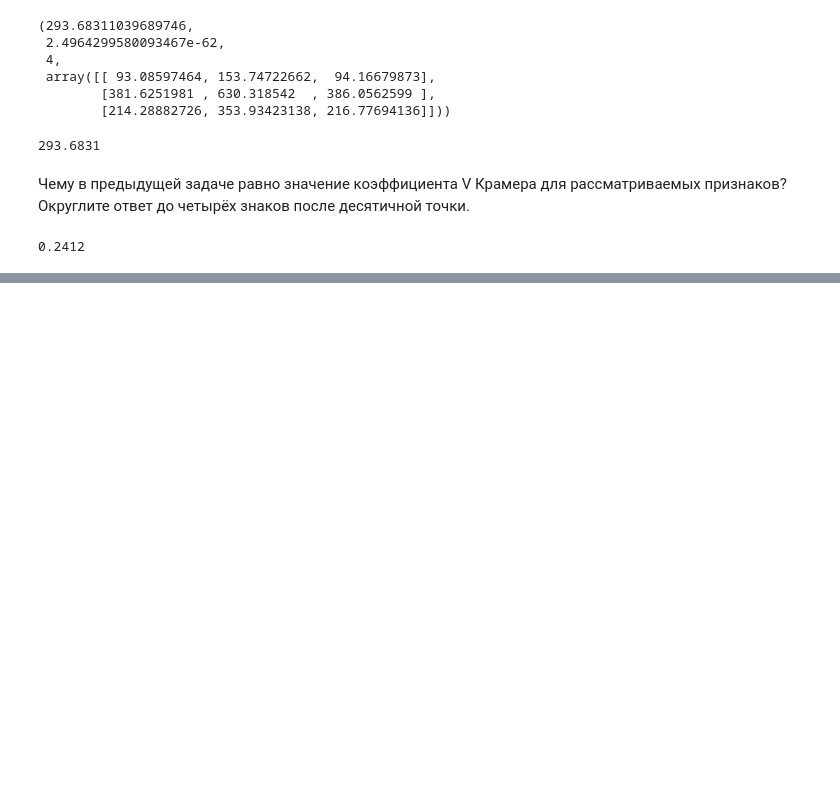
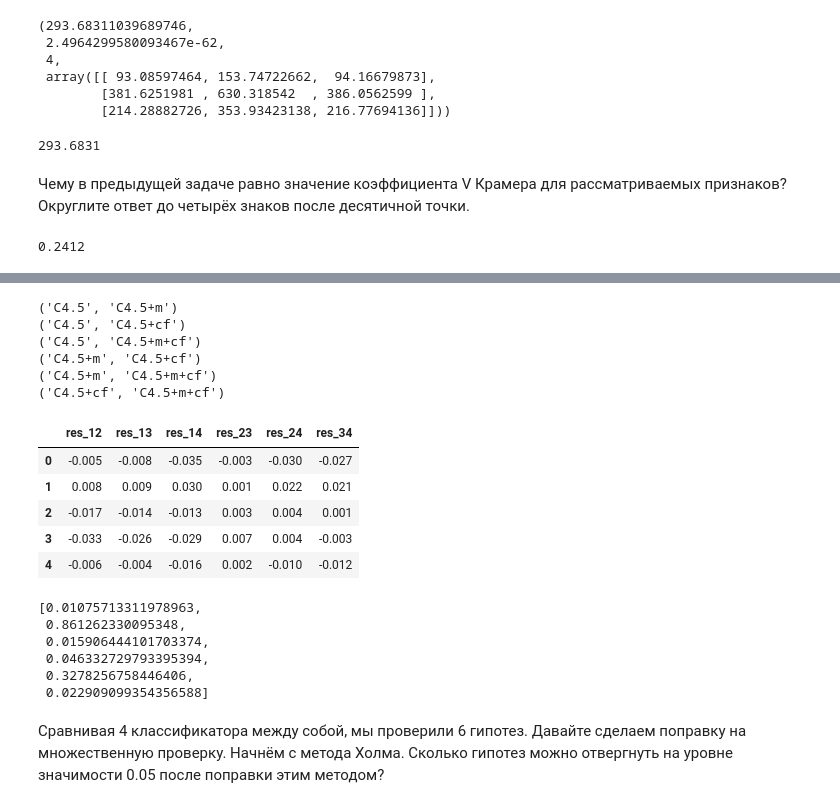
Before and after one commit to laurynovich/Coursera, a Jupyter notebook: Математика и Python для анализа данных/Построение выводов по данным/My assignments/Week3/Корреляция.ipynb, the cells around one changed output, grey strips where cells are left out. Drawn from its saved outputs; the diff is of its cells as text; code cells hidden in the pictures; blank space fills up the shorter version.

```diff
--- a/Математика и Python для анализа данных/Построение выводов по данным/My assignments/Week3/Корреляция.ipynb
+++ b/Математика и Python для анализа данных/Построение выводов по данным/My assignments/Week3/Корреляция.ipynb
@@ -213,0 +222,3 @@ round(kramer,4)
+# %%
+from scipy import stats
+data = pd.read_csv('AUCs.txt', sep = '\t', header = 0)
@@ -213,0 +237,27 @@ round(kramer,4)
+# %%
+for i in combo:
+    print (i)
+# %% [output]
+('C4.5', 'C4.5+m')
+('C4.5', 'C4.5+cf')
+('C4.5', 'C4.5+m+cf')
+('C4.5+m', 'C4.5+cf')
+('C4.5+m', 'C4.5+m+cf')
+('C4.5+cf', 'C4.5+m+cf')
+# %%
+data_mod = data[['C4.5','C4.5+m','C4.5+cf','C4.5+m+cf']]
+data_diff = pd.DataFrame()
+data_diff['res_12'] = data['C4.5'] - data['C4.5+m']
+data_diff['res_13'] = data['C4.5'] - data['C4.5+cf']
+data_diff['res_14'] = data['C4.5'] - data['C4.5+m+cf']
+data_diff['res_23'] = data['C4.5+m'] - data['C4.5+cf']
+data_diff['res_24'] = data['C4.5+m'] - data['C4.5+m+cf']
+data_diff['res_34'] = data['C4.5+cf'] - data['C4.5+m+cf']
+data_diff.head()
+# %% [output]
+|  | res_12 | res_13 | res_14 | res_23 | res_24 | res_34 |
+| 0 | -0.005 | -0.008 | -0.035 | -0.003 | -0.030 | -0.027 |
+| 1 | 0.008 | 0.009 | 0.030 | 0.001 | 0.022 | 0.021 |
+| 2 | -0.017 | -0.014 | -0.013 | 0.003 | 0.004 | 0.001 |
+| 3 | -0.033 | -0.026 | -0.029 | 0.007 | 0.004 | -0.003 |
+| 4 | -0.006 | -0.004 | -0.016 | 0.002 | -0.010 | -0.012 |
@@ -213,0 +272,11 @@ round(kramer,4)
+# %%
+p
+# %% [output]
+[0.01075713311978963,
+ 0.861262330095348,
+ 0.015906444101703374,
+ 0.046332729793395394,
+ 0.3278256758446406,
+ 0.022909099354356588]
+# %% [markdown]
+Сравнивая 4 классификатора между собой, мы проверили 6 гипотез. Давайте сделаем поправку на множественную проверку. Начнём с метода Холма. Сколько гипотез можно отвергнуть на уровне значимости 0.05 после поправки этим методом?
```
Also changed, not shown: parts of 11 cells of this notebook, 2 other files.
